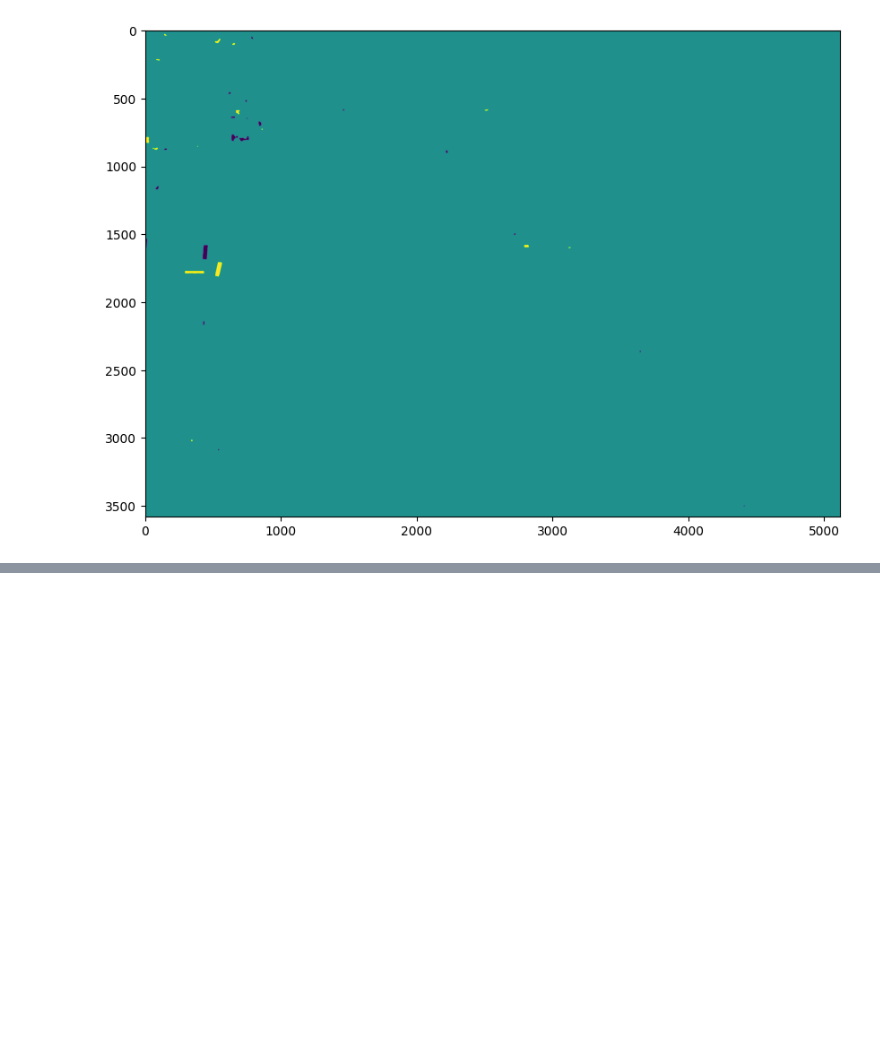
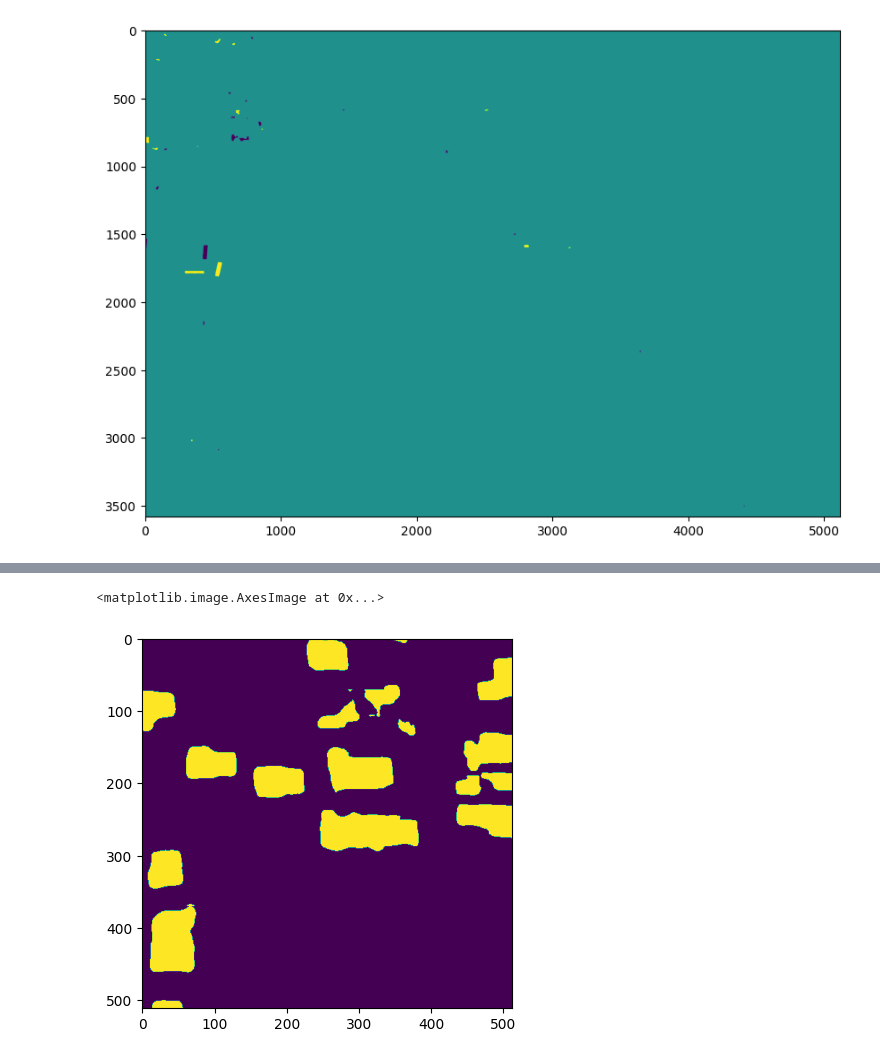
Before and after one commit to Caffinities/image_satellite, a Jupyter notebook: infer.ipynb, the cells around one changed output, grey strips where cells are left out. Saved outputs shown, nothing was run; the diff lists cells and outputs as text; code cells hidden in the pictures; blank space fills up the shorter version.

```diff
--- a/infer.ipynb
+++ b/infer.ipynb
@@ -95,0 +136,5 @@ show_blend(image_path1, change)
+# %%
+plt.imshow(seg0[529:1041, 384:896])
+# %% [output]
+<matplotlib.image.AxesImage at 0x...>
+[figure, added]
```
Also changed, not shown: parts of 33 cells of this notebook, 2 other files.
